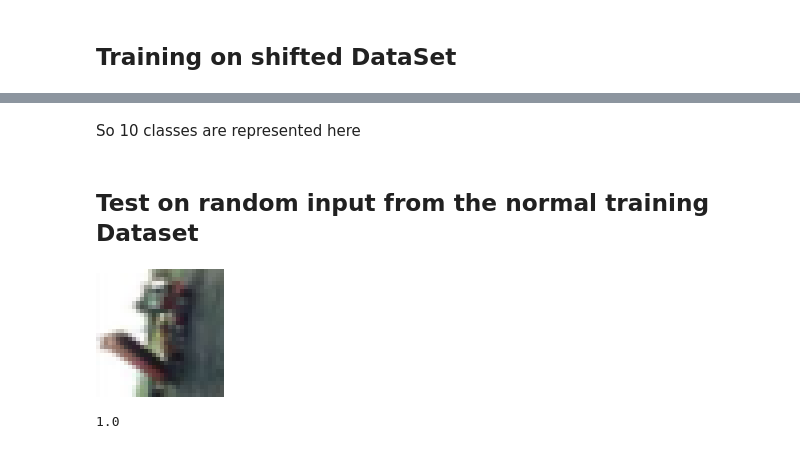
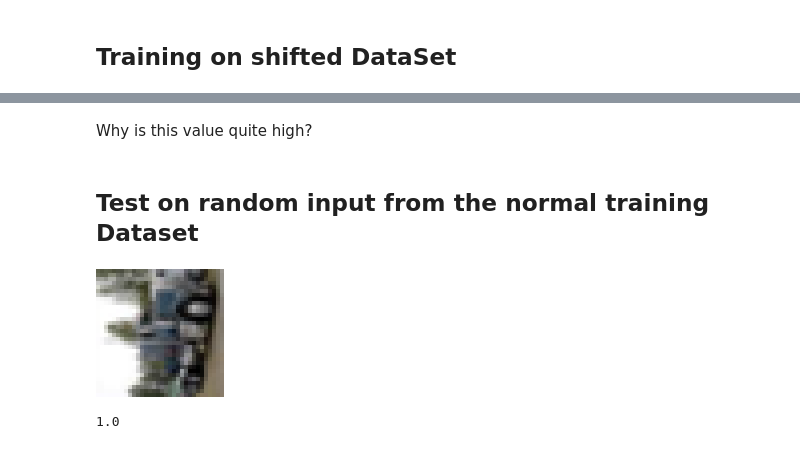
Before and after one commit to mbeltagy/NUDLNN, a Jupyter notebook: notebooks/06_CNN_Lect.ipynb, the cells around one changed output, grey strips where cells are left out. Saved outputs shown, nothing was run; the diff lists cells and outputs as text; code cells hidden in the pictures.

```diff
--- a/notebooks/06_CNN_Lect.ipynb
+++ b/notebooks/06_CNN_Lect.ipynb
@@ -185,6 +199,7 @@ function createDataSetForClasses(X, Y, classes)
     for class_num in classes
         append!(indxs, findall(Y[class_num, :] .== true))
     end
+    shuffle!(indxs)
     X_dataSet = X[:, :, :, indxs]
     Y_dataSet = Y[:, indxs]
     X_dataSet, Y_dataSet
@@ -310,2 +314,0 @@ Looking at the associated classes
-# %% [markdown]
-So 10 classes are represented here
@@ -318,12 +315,14 @@ So 10 classes are represented here
+# %% [markdown]
+Why is this value quite high?
 # %% [markdown]
 ## Test on random input from the normal training Dataset
 # %%
-i=10002
+i=16
 random_test_example_X = convert(Array{Float64},X[:, :, :, i])
 random_test_example_Y = Y[:, i]
 showImage(random_test_example_X)
 # %% [output]
-[figure, old version]
+[figure, new version]
 # %%
 random_test_example_X_4d = reshape(random_test_example_X, 32, 32, 3, 1)
 test_CNN(random_test_example_X_4d, random_test_example_Y)
```
Also changed, not shown: parts of 27 cells of this notebook.
